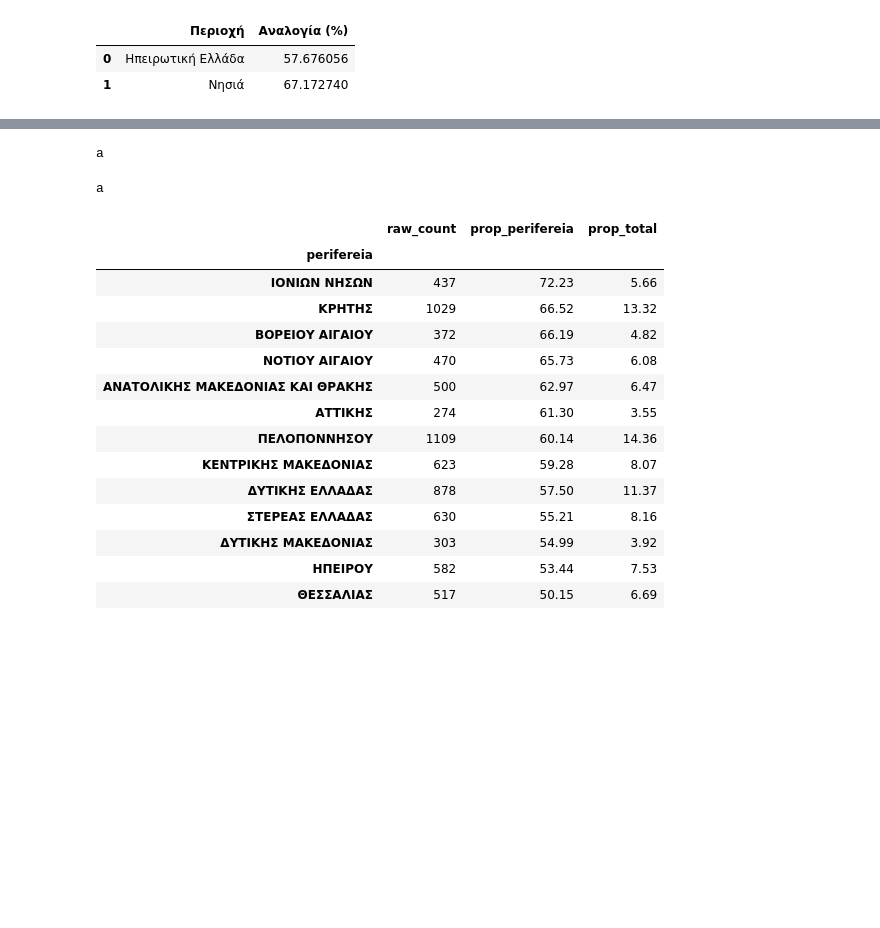
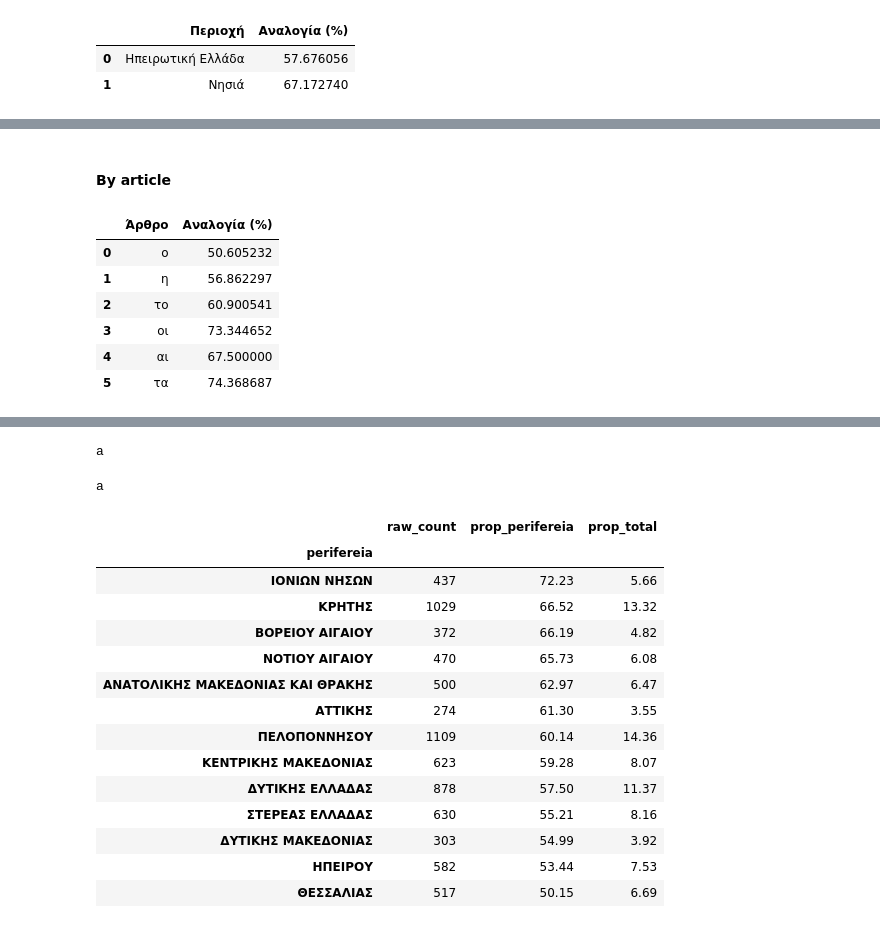
Before and after one commit to jgchaparro/HellasDB-Toponym-research, a Jupyter notebook: main.ipynb, the cells around one changed output, grey strips where cells are left out. Saved outputs shown, nothing was run; the diff lists cells and outputs as text; code cells hidden in the pictures; blank space fills up the shorter version.

```diff
--- a/main.ipynb
+++ b/main.ipynb
@@ -1931,3 +1999,48 @@ unique_island_prop
+# %% [markdown]
+#### By article
+# %%
+# By article
+# Build temporary dataframe
+temp_df = pd.DataFrame({'Άρθρο': articles, 'Αναλογία (%)': [uart_df['prop'][0], uart_df['prop'][1], uart_df['prop'][2], uart_df['prop'][3], uart_df['prop'][4], uart_df['prop'][5]]})
+display(temp_df)
+
+fig = px.bar(
+    temp_df,
+    x = 'Άρθρο',
+    y = 'Αναλογία (%)',
+    range_y = (0, 100),
+    text = 'Αναλογία (%)',
+
+    # Color
+    color = 'Άρθρο',
+    color_discrete_sequence = [px.colors.qualitative.Plotly[0], px.colors.qualitative.Plotly[5], px.colors.qualitative.Plotly[2],
+                               px.colors.qualitative.Plotly[4], px.colors.qualitative.Plotly[6], px.colors.qualitative.Plotly[7]],
+    # Format
+    width= 700,
+    height = 500,
+    title = 'Αναλογία μοναδικών τοπωνυμίων ανά άρθρο'
+
+)
+
+# Update text annotations
+fig.update_layout(uniformtext_minsize=10, uniformtext_mode='hide')
+fig.update_traces(texttemplate='%{text:.3s} %', textposition='outside')
+
+# Center title
+fig.update_layout(title_x = 0.5)
+
+fig.show()
+
+# Save image
+fig.write_image("imgs/Ελληνικά/Αναλογία μοναδικών τοπωνυμίων ανά περιοχή.png")
+# %% [output]
+|  | Άρθρο | Αναλογία (%) |
+| 0 | ο | 50.605232 |
+| 1 | η | 56.862297 |
+| 2 | το | 60.900541 |
+| 3 | οι | 73.344652 |
+| 4 | αι | 67.500000 |
+| 5 | τα | 74.368687 |
 # %%
 # % of unique town names by nomos
 base = df.loc[df_unique.index]
```
Also changed, not shown: parts of 23 cells of this notebook, 7 other files.
